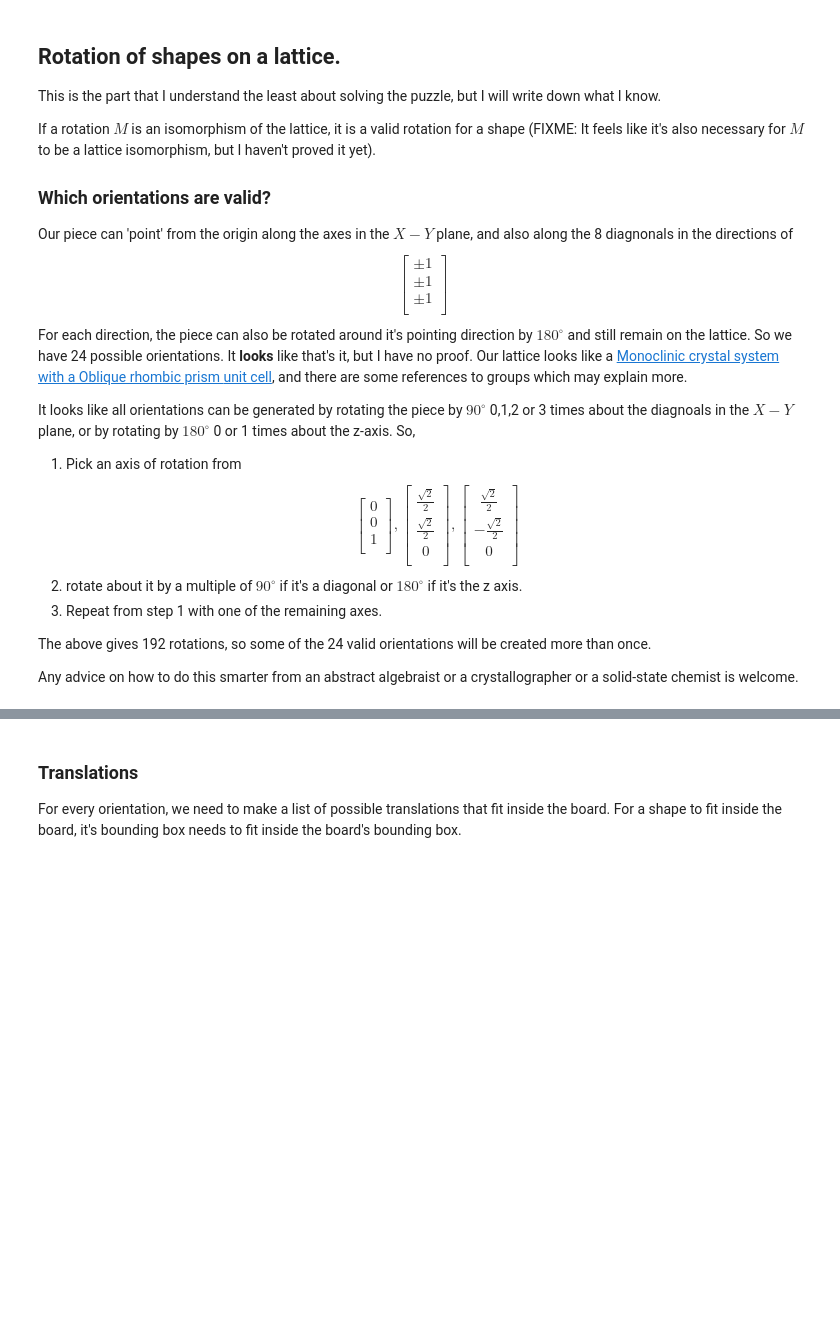
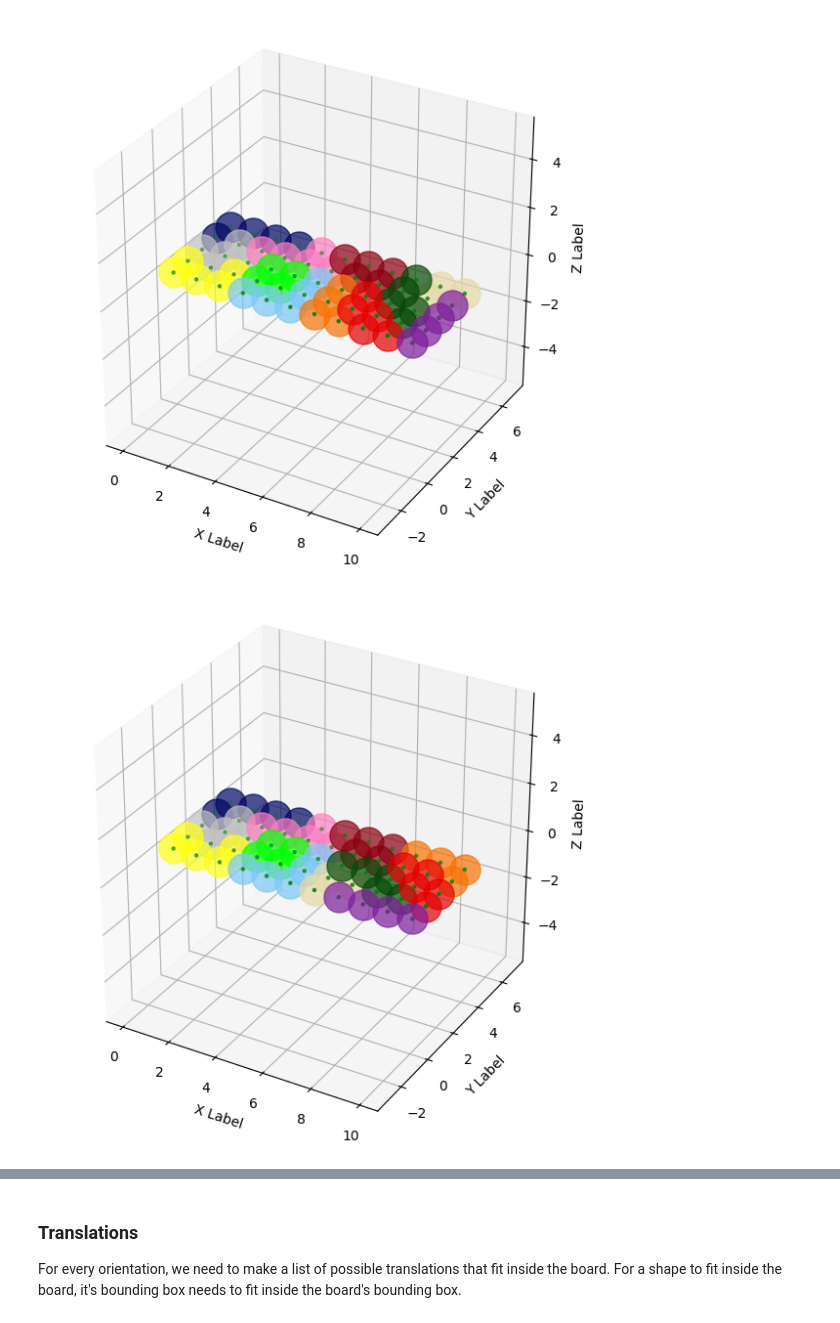
Before and after one commit to ArthurKantor/iq-puzzler-solver, a Jupyter notebook: puzzle.ipynb, the cells around one changed output, grey strips where cells are left out. Saved outputs shown, nothing was run; the diff lists cells and outputs as text; code cells hidden in the pictures; blank space fills up the shorter version.

```diff
--- a/puzzle.ipynb
+++ b/puzzle.ipynb
@@ -20,4 +163,4 @@ s[5].visualize()
 # %%
+%%time
 p=rectangleProblem()
-s= solve(*p)
-s[0].visualize()
+s= solve(*p,100)
@@ -26,51 +172,9 @@ s[2].visualize()
-# %% [markdown]
-## Rotation of shapes on a lattice.
-
-This is the part that I understand the least about solving the puzzle, but I will write down what I know.
-
-If a rotation $M$ is an isomorphism of the lattice, it is a valid rotation for a shape (FIXME: It feels like it's also necessary for $M$ to be a lattice isomorphism, but I haven't proved it yet).
-
-### Which orientations are valid?
-Our piece can 'point' from the origin along the axes in the $X-Y$ plane, and also along the 8 diagnonals in the directions of
-$$
-\begin{bmatrix}
-         \pm 1\\
-         \pm 1\\
-         \pm 1\\
-\end{bmatrix}
-$$
-For each direction, the piece can also be rotated around it's pointing direction by $180^{\circ}$ and still remain on the lattice.
-So we have 24 possible orientations.   It **looks** like that's it, but I have no proof.  Our lattice looks like a [Monoclinic crystal system with a Oblique rhombic prism
-unit cell](https://en.wikipedia.org/wiki/Monoclinic_crystal_system), and there are some references to groups which may explain more.
-
-It looks like all orientations can be generated by rotating the piece by $90^{\circ}$ 0,1,2 or 3 times about the diagnoals in the $X-Y$ plane, or by rotating by $180^{\circ}$ 0 or 1 times about the z-axis.  So,
-
-1. Pick an axis of rotation from
-$$
-\begin{bmatrix}
-         0\\
-         0\\
-         1\\
-\end{bmatrix}
-,
-\begin{bmatrix}
-         \frac{\sqrt{2}}{2}\\
-         \frac{\sqrt{2}}{2}\\
-         0\\
-\end{bmatrix}
-,
-\begin{bmatrix}
-         \frac{\sqrt{2}}{2}\\
-         -\frac{\sqrt{2}}{2}\\
-         0\\
-\end{bmatrix}
-$$
-2. rotate about it by a multiple of $90^{\circ}$ if it's a diagonal or $180^{\circ}$ if it's the z axis.
-3. Repeat from step 1 with one of the remaining axes.
-
-The above gives 192 rotations, so some of the 24 valid orientations will be created more than once.
-
-Any advice on how to do this smarter from an abstract algebraist or a crystallographer or a solid-state chemist is welcome.
+# %%
+s[0].visualize()
+s[1].visualize()
+# %% [output]
+[figure, added]
+[figure, added]
 # %%
 #diagonals in the X-Y plane, are the rotation axes, with 4-fold symmetry each
 #each row is a rotation axis
```
Also changed, not shown: parts of 20 cells of this notebook, 2 other files.
